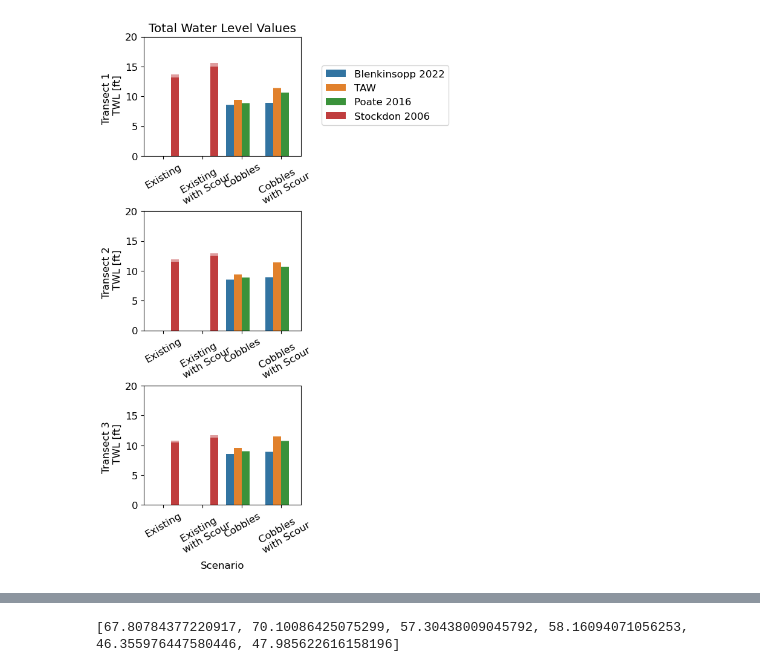
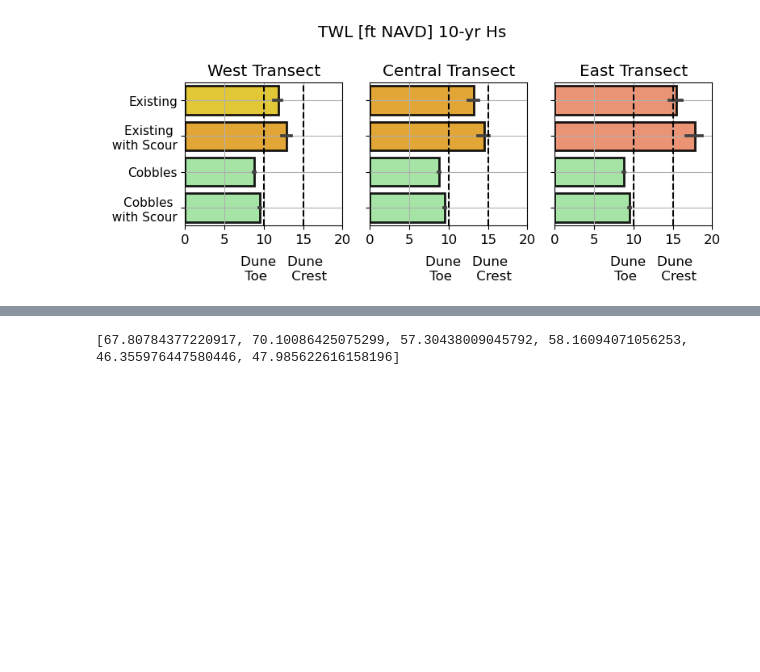
Before and after one commit to anellenson/py-wave-runup, a Jupyter notebook: ResultsPlotting.ipynb, the cells around one changed output, grey strips where cells are left out. Saved outputs shown, nothing was run; the diff lists cells and outputs as text; code cells hidden in the pictures; blank space fills up the shorter version.

```diff
--- a/ResultsPlotting.ipynb
+++ b/ResultsPlotting.ipynb
@@ -34,35 +36,32 @@ df = load_scenario_data(scenario, Hs, Tp, returnperiod)
 df_stock = df.copy(deep=True)
 df_stock = df_stock.loc[(df_stock.scenario == 1) | (df_stock.scenario==2)]
 df = df.loc[(df.scenario==3) | (df.scenario==4)]
-print(df.dtoeSWL.unique())
 
-blen = py_wave_runup.models.Blenkinsopp2022(Hs=df.hs,beta=df.beta,bsand=df.bsand,bberm=df.bberm,dtoeSWL=df.dtoeSWL,Tp=df.tp,spectral_wave_period=True,h=10)
-euro = py_wave_runup.models.EurOtop2018(Hs=df.hs,beta=df.beta,bsand=df.bsand,bberm=df.bberm,dtoeSWL=df.dtoeSWL,Tp=df.tp,spectral_wave_period=True,h=10)
-poate = py_wave_runup.models.Poate2016(Hs=df.hs,beta=df.beta,bsand=df.bsand,bberm=df.bberm,dtoeSWL=df.dtoeSWL,Tp=df.tp,spectral_wave_period=True,h=10)
-stock = py_wave_runup.models.Stockdon2006(Hs=df_stock.hs,beta=df_stock.beta,bsand=df_stock.bsand,bberm=df_stock.bberm,dtoeSWL=df_stock.dtoeSWL,Tp=df_stock.tp,spectral_wave_period=True,h=10)
+blen = py_wave_runup.models.Blenkinsopp2022(Hs=df.hs,beta=df.beta,bsand=df.bsand,bberm=df.bberm,dtoeSWL=df.dtoeSWL,Tp=df.tp,spectral_wave_period=True,h=9.648)
+euro = py_wave_runup.models.EurOtop2018(Hs=df.hs,beta=df.beta,bsand=df.bsand,bberm=df.bberm,dtoeSWL=df.dtoeSWL,Tp=df.tp,spectral_wave_period=True,h=9.648)
+poate = py_wave_runup.models.Poate2016(Hs=df.hs,beta=df.beta,bsand=df.bsand,bberm=df.bberm,dtoeSWL=df.dtoeSWL,Tp=df.tp,spectral_wave_period=True,h=9.648)
+stock = py_wave_runup.models.Stockdon2006(Hs=df_stock.hs,beta=df_stock.beta,bsand=df_stock.bsand,bberm=df_stock.bberm,dtoeSWL=df_stock.dtoeSWL,Tp=df_stock.tp,spectral_wave_period=True,h=9.648)
 
 df_taw = df.copy(deep=True)
 df_poate = df.copy(deep=True)
 
 df_stock['r2'] = stock.R2*3.28
 df_stock['TWL'] = stock.R2*3.28 + MHHW + setup
-df_stock['method'] = ['Stockdon'] * len(df_stock.hs)
+df_stock['method'] = ['Sand'] * len(df_stock.hs)
 
 
 df['r2'] = (blen.R2_eq21)*3.28
 df_taw['r2'] = (euro.R2(gamma_f=0.70))*3.28
 df_poate['r2'] = (poate.R2())*3.28
 
-
 df['TWL'] = blen.R2_eq21*3.28 + MHHW + setup
 df_taw['TWL'] = (euro.R2(gamma_f=0.70))*3.28 + MHHW + setup
 df_poate['TWL'] = (poate.R2())*3.28 + MHHW + setup
 
 
-df['method'] = ['Blenkinsopp 2022'] * len(df.hs)
+df['method'] = ['Cobbles'] * len(df.hs)
+df_taw['method'] = ['TAW'] * len(df.hs)
 df_poate['method'] = ['Poate 2016'] * len(df.hs)
-df_taw['method'] = ['TAW'] * len(df.hs)
-
 
 df_full = pd.concat([df, df_taw, df_poate, df_stock])
 df_full['hs'] = df_full['hs']*3.28
@@ -100,30 +100,41 @@ ax[1].set_xticklabels(df_full.method.unique(),rotation = 45)
 # %%
 # #Run this for scenario plotting
+import matplotlib as mpl
+mpl.rcParams.update({'font.size': 12})
+df_full = df_full[(df_full.method =='Sand')|(df_full.method =='Cobbles')]
 rp =10
-fig, ax = pl.subplots(3,1)
-pl.tight_layout()
-fig.set_size_inches((3,9))
+kwargs = {'alpha':0.9, 'linewidth':2, 'edgecolor':'k'}
+tranlocs = ['West', 'Central', 'East']
+barcolors = [['gold','orange','lightgreen','lightgreen'],['orange','orange','lightgreen','lightgreen'],['coral','coral','lightgreen','lightgreen']]
+fig, ax = pl.subplots(1,3,figsize=(8,3.5), tight_layout = {'rect':[0,0,1, 1]})
 for i in range(3):
-    a = sns.barplot(x='scenario',y='TWL', data=df_full[(df_full.transect==i+1)&(df_full.returnperiod==10)],hue='method',ax = ax[i],errorbar=None)
-    b = sns.barplot(x='scenario',y='TWL',alpha=0.5, data=df_full[(df_full.transect==i+1)&(df_full.returnperiod==20)],hue='method',ax = ax[i],errorbar=None)
-    plotlegend = False
-    if (i==0):
-        plotlegend=True
-    if plotlegend:
-        ax[i].legend(bbox_to_anchor=(1.1,0.8),labels=['Blenkinsopp 2022','TAW', 'Poate 2016', 'Stockdon 2006'])
-    if not plotlegend:
-        a.legend_.remove()
-    ax[i].set_ylabel('Transect {0} \n TWL [ft]'.format(i+1))
-    if i < 2:
-        ax[i].set_xlabel('')
+    a = sns.barplot(y='scenario',x='TWL',orient='h', data=df_full[(df_full.transect==3-i)&(df_full.returnperiod==rp)],ax = ax[i], palette = barcolors[i], **kwargs)
+#     plotlegend = False
+#     if (i==0):
+#         plotlegend=True
+#     if plotlegend:
+#         ax[i].legend(bbox_to_anchor=(1.1,0.8))
+#     if not plotlegend:
+#         a.legend_.remove()
+    ax[i].set_title('{0} Transect'.format(tranlocs[i]))
+    ax[i].set_xticks([0,5,10,15,20])
+    ax[i].set_xticklabels(['0', '5','10','15','20'])
+    ax[i].grid()
+    ax[i].set_xlabel('')
+    ax[i].set_xlim((0,20))
+    ax[i].set_ylabel('')
+    ax[i].axvline(10,linestyle = '--', color = 'k')
+    ax[i].axvline(15,linestyle = '--', color = 'k')
+    ax[i].text(7, 5, 'Dune \n Toe')
+    ax[i].text(13, 5, 'Dune \n Crest')
+    if i > 0:
+        ax[i].set_yticklabels('')
 
-    ax[i].set_xticklabels(['Existing', 'Existing \n with Scour', 'Cobbles', 'Cobbles \n  with Scour'], rotation = 30)
-
-    ax[0].set_title('Total Water Level Values')
-    ax[i].set_ylim((0,20))
-    ax[2].set_xlabel('Scenario')
+    if i == 0:
+        ax[i].set_yticklabels(['Existing', 'Existing \n with Scour', 'Cobbles', 'Cobbles \n  with Scour'], fontsize=11)
+pl.suptitle('TWL [ft NAVD] 10-yr Hs')
 pl.savefig('scenarios.png')
 # %% [output]
-[figure, old version]
+[figure, new version]
 # %%
 #Plot only Blenkinsopp and Stockdon
```
Also changed, not shown: parts of 6 cells of this notebook, 18 other files.
